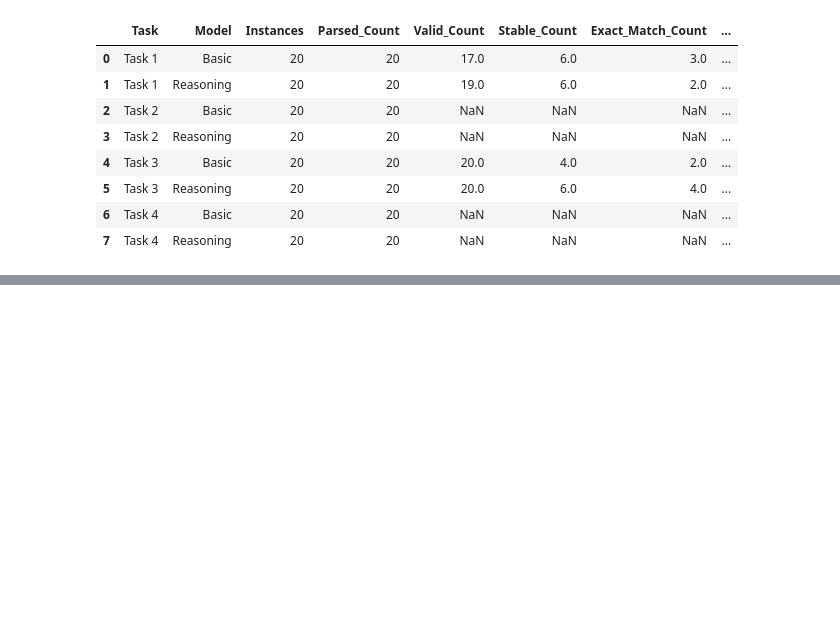
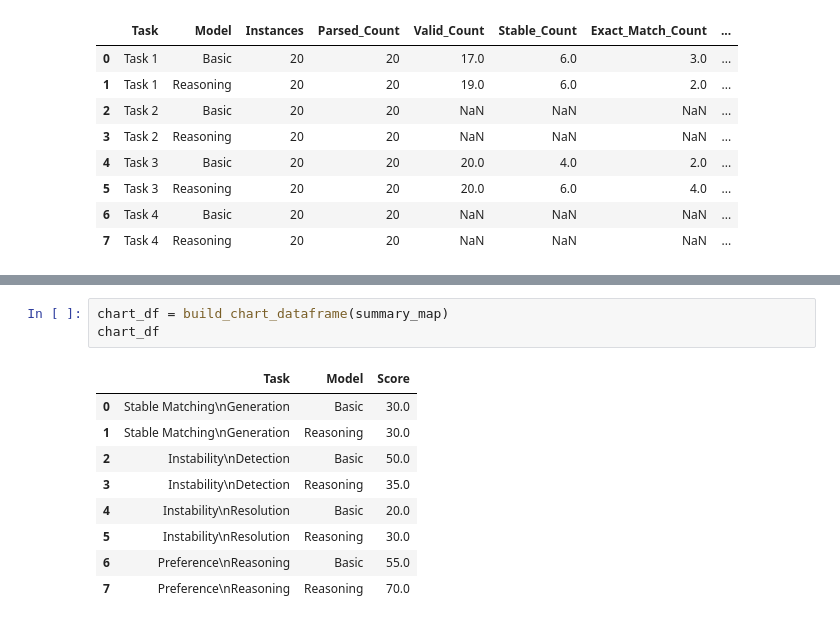
Before and after one commit to dana1994123/NLP, a Jupyter notebook: notebook/experiments.ipynb, the cells around one changed output, grey strips where cells are left out. Drawn from its saved outputs; the diff is of its cells as text; blank space fills up the shorter version.

```diff
--- a/notebook/experiments.ipynb
+++ b/notebook/experiments.ipynb
@@ -624,0 +726,13 @@ fig = plot_grouped_bar_chart(chart_df, FIGURES_DIR / "grouped_bar_chart.png")
+# %%
+chart_df = build_chart_dataframe(summary_map)
+chart_df
+# %% [output]
+|  | Task | Model | Score |
+| 0 | Stable Matching\nGeneration | Basic | 30.0 |
+| 1 | Stable Matching\nGeneration | Reasoning | 30.0 |
+| 2 | Instability\nDetection | Basic | 50.0 |
+| 3 | Instability\nDetection | Reasoning | 35.0 |
+| 4 | Instability\nResolution | Basic | 20.0 |
+| 5 | Instability\nResolution | Reasoning | 30.0 |
+| 6 | Preference\nReasoning | Basic | 55.0 |
+| 7 | Preference\nReasoning | Reasoning | 70.0 |
```
Also changed, not shown: parts of 3 cells of this notebook, 2 other files.
